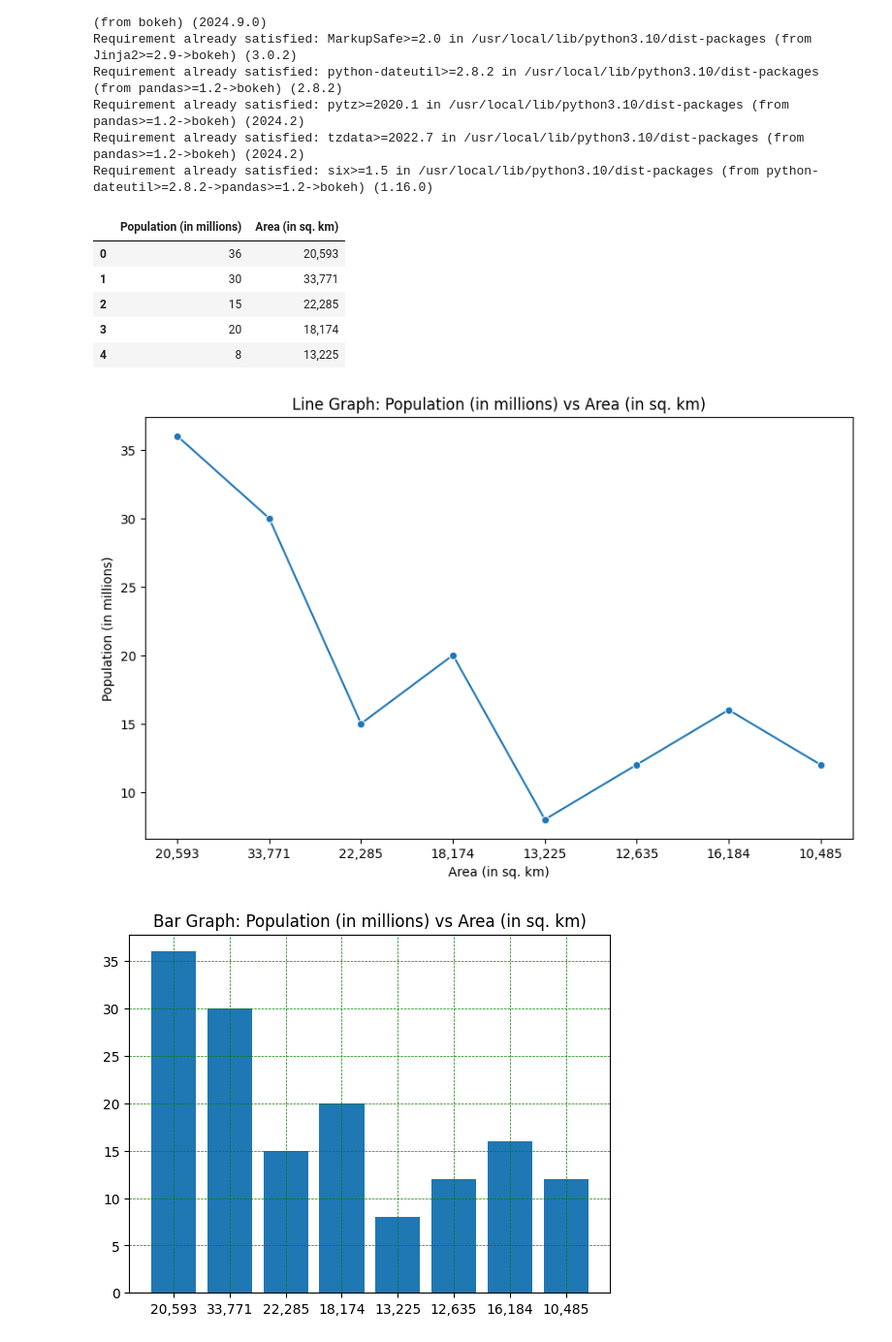
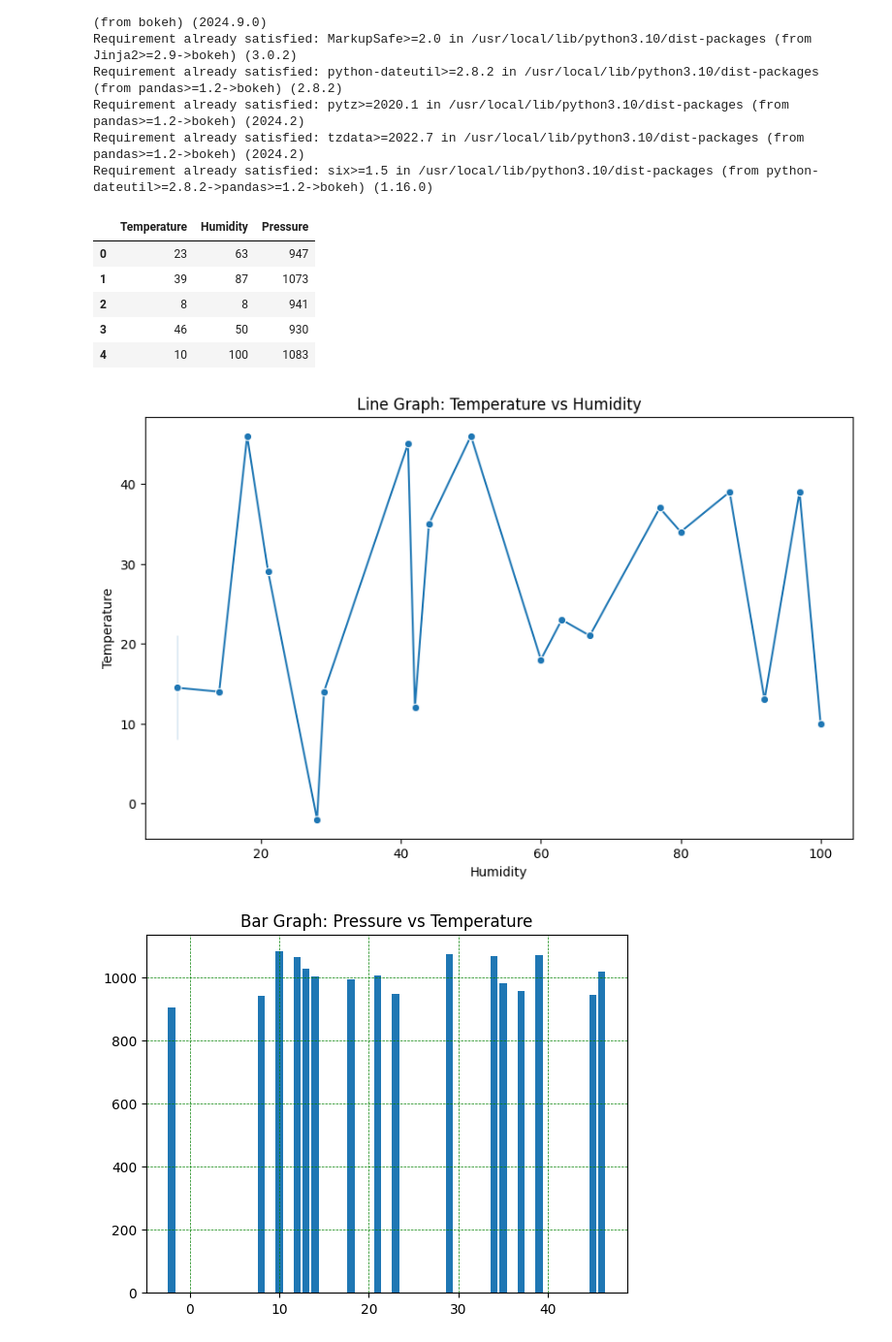
Before and after one commit to MashrupHasan/Python_Course_IICT, a Jupyter notebook: IICT_PP_Course_Project.ipynb, the cells around one changed output. Shown: that part at 97% size. Saved outputs shown, nothing was run; the diff lists cells and outputs as text; code cells hidden in the pictures.

```diff
--- a/IICT_PP_Course_Project.ipynb
+++ b/IICT_PP_Course_Project.ipynb
@@ -29,31 +29,31 @@ Requirement already satisfied: six>=1.5 in /usr/local/lib/python3.10/dist-packag
 # %%
 from google.colab import files
 
-file_name = "/content/drive/MyDrive/Python_CSV/Pop_Division.csv"
+file_name = "/content/drive/MyDrive/Python_CSV/environmental_data.csv"
 
 df = pd.read_csv(file_name)
 
 df.head()
 # %% [output]
-|  | Population (in millions) | Area (in sq. km) |
-| 0 | 36 | 20,593 |
-| 1 | 30 | 33,771 |
-| 2 | 15 | 22,285 |
-| 3 | 20 | 18,174 |
-| 4 | 8 | 13,225 |
+|  | Temperature | Humidity | Pressure |
+| 0 | 23 | 63 | 947 |
+| 1 | 39 | 87 | 1073 |
+| 2 | 8 | 8 | 941 |
+| 3 | 46 | 50 | 930 |
+| 4 | 10 | 100 | 1083 |
 # %%
 plt.figure(figsize=(10, 6))
-sns.lineplot(data=df, y='Population (in millions)', x='Area (in sq. km)', marker='o')
-plt.title('Line Graph: Population (in millions) vs Area (in sq. km)')
-plt.ylabel('Population (in millions)')
-plt.xlabel('Area (in sq. km)')
+sns.lineplot(data=df, y='Temperature', x='Humidity', marker='o')
+plt.title('Line Graph: Temperature vs Humidity')
+plt.ylabel('Temperature')
+plt.xlabel('Humidity')
 plt.show()
 # %% [output]
-[figure, old version]
+[figure, new version]
 # %%
-plt.bar("Area (in sq. km)","Population (in millions)", data=df)
-plt.title('Bar Graph: Population (in millions) vs Area (in sq. km)')
+plt.bar("Temperature","Pressure", data=df)
+plt.title('Bar Graph: Pressure vs Temperature')
 plt.grid(color = "green", linestyle = "--", linewidth = "0.5")
 # %% [output]
-[figure, old version]
+[figure, new version]
 # %%
```
Also changed, not shown: parts of 1 cell of this notebook.
